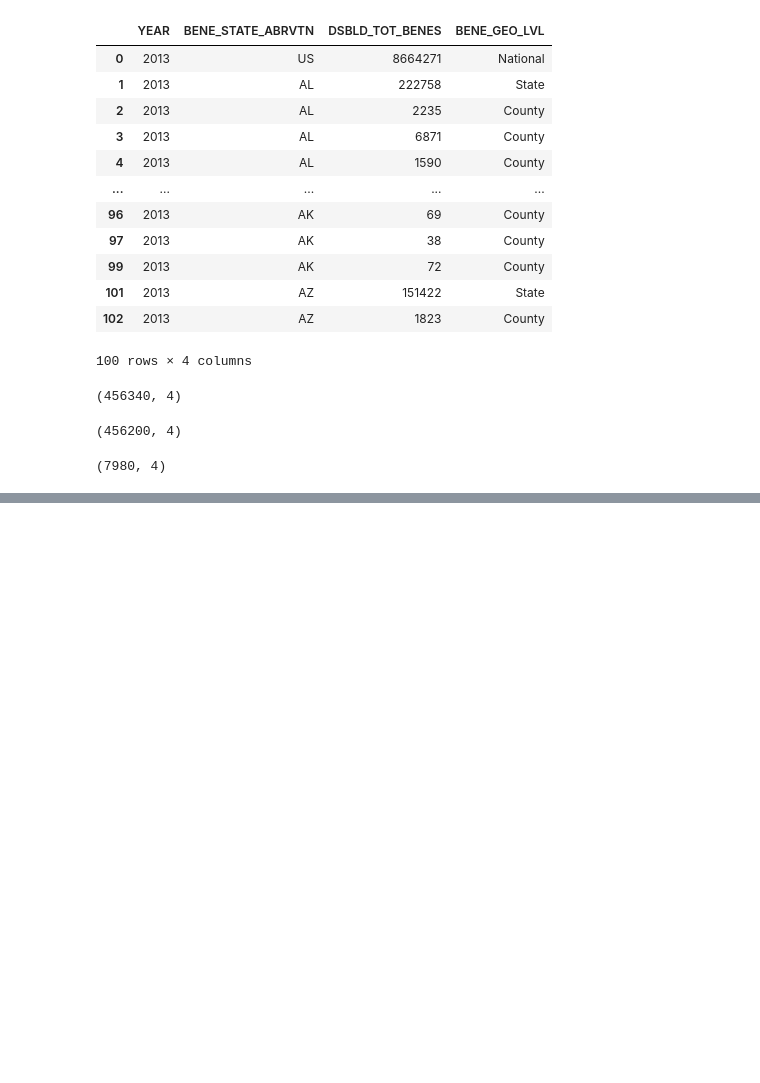
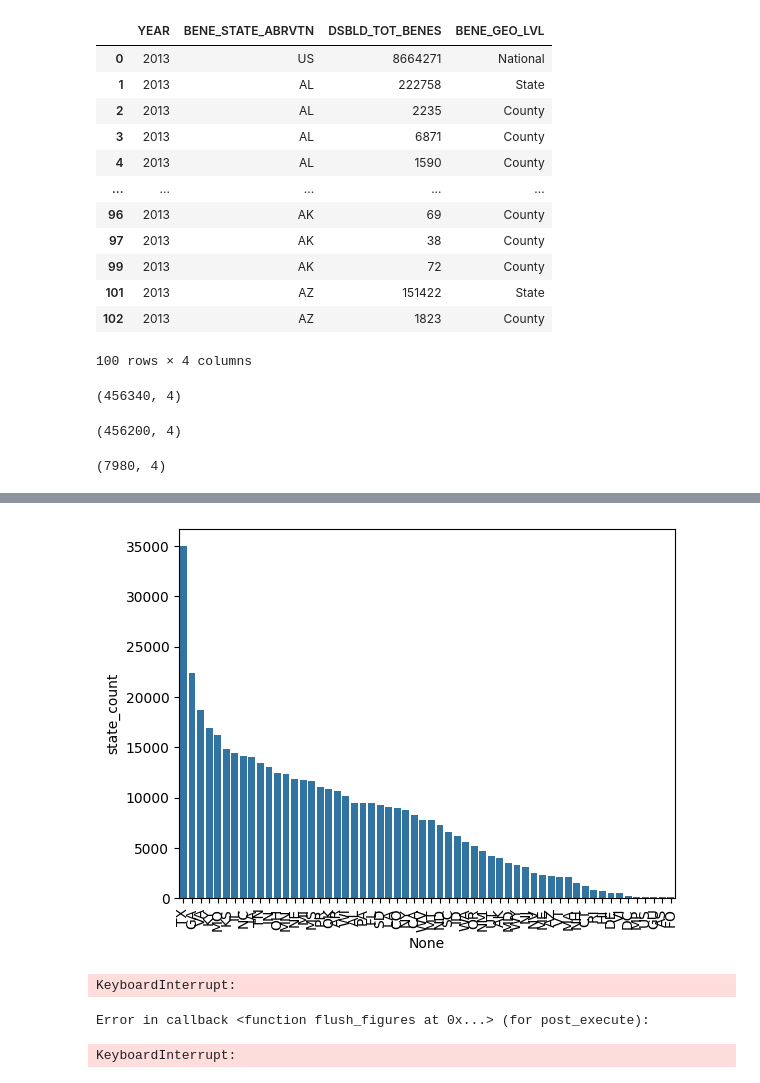
Before and after one commit to Catherine-Nguyen88/visualization, a Jupyter notebook: assignment/assignment.ipynb, the cells around one changed output, grey strips where cells are left out. Drawn from its saved outputs; the diff is of its cells as text; code cells hidden in the pictures; blank space fills up the shorter version.

```diff
--- a/assignment/assignment.ipynb
+++ b/assignment/assignment.ipynb
@@ -348,0 +388,6 @@ df6.shape # check rows have been deleted/filtered out
+# %%
+# 'BENE_STATE_ABRVTN': categorical
+df8 = pd.DataFrame()
+# df8['year'] = df8['BENE_STATE_ABRVTN'].unique()
+df8['state_count'] = df4['BENE_STATE_ABRVTN'].value_counts()
+df8
@@ -348,0 +412,12 @@ df6.shape # check rows have been deleted/filtered out
+# %%
+sns.barplot(df8, x=df8.index, y='state_count')
+plt.xticks(rotation=90) ## graph labels overlap!
+plt.show()
+# %% [output]
+[figure, added]
+# %%
+sns.boxplot(df6, y='DSBLD_TOT_BENES')
+# %% [output]
+KeyboardInterrupt:
+Error in callback <function flush_figures at 0x...> (for post_execute):
+KeyboardInterrupt:
```
Also changed, not shown: parts of 4 cells of this notebook.
